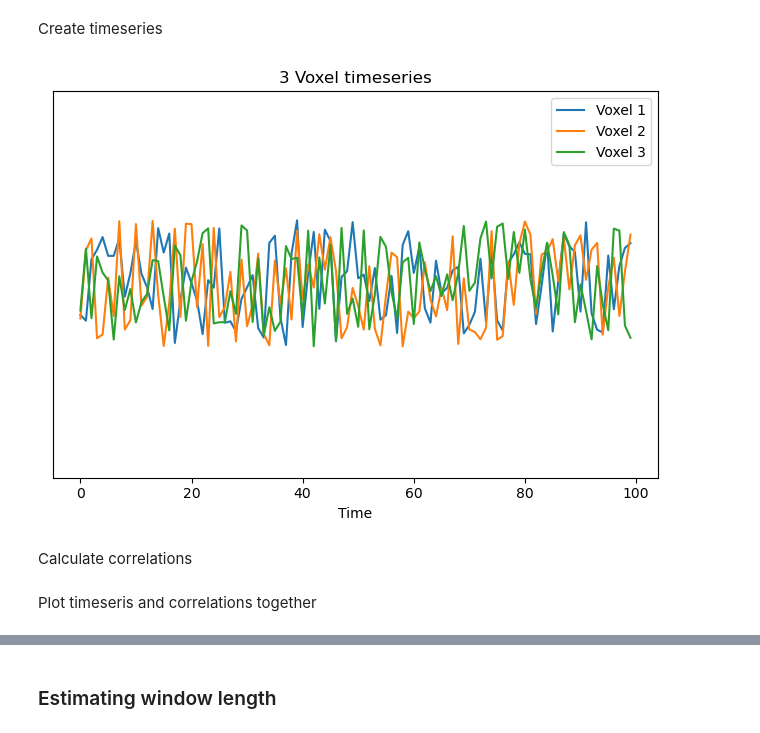
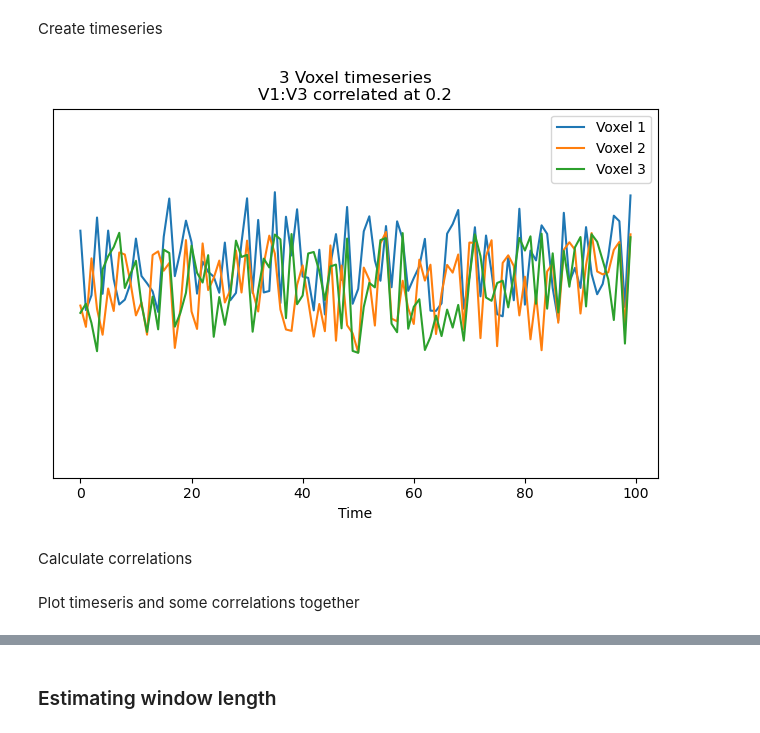
Before and after one commit to w-decker/SNL23_plots, a Jupyter notebook: plotting.ipynb, the cells around one changed output, grey strips where cells are left out. Saved outputs shown, nothing was run; the diff lists cells and outputs as text; code cells hidden in the pictures.

```diff
--- a/plotting.ipynb
+++ b/plotting.ipynb
@@ -35,21 +36,31 @@ timpts= 100
 voxels = 3
 timeseries = np.zeros((voxels, timpts))
 
-for i in range(len(timeseries)):
-    timeseries[i, :] = np.random.uniform(0.1, 0.2, timpts)
+
+for i in range(voxels):
+    # random activity
+    vals = np.random.uniform(0.1, 0.2, timpts)
+
+    timeseries[i, :] = vals
+
+# embed ground truth
+gt = 0.2
+timeseries[0, :] = gt * timeseries[2, :] + np.sqrt(1 - gt**2) * timeseries[0, :]
 # %%
 for i in range(voxels):
-    plt.plot(timeseries[i, :]);
+    plt.plot(timeseries[i, :])
 
 plt.ylim(0, 0.3)
 plt.yticks([])
 
-plt.title('3 Voxel timeseries')
+plt.title('3 Voxel timeseries\nV1:V3 correlated at 0.2')
 plt.legend(['Voxel 1', 'Voxel 2', 'Voxel 3'])
 plt.xlabel('Time')
 plt.tight_layout()
+
+plt.savefig('timeseries.png', dpi=300)
 # %% [output]
-[figure, old version]
+[figure, new version]
 # %% [markdown]
 Calculate correlations
 # %%
@@ -72,7 +83,7 @@ for l in range(0, t-k+1, k):
 
     corr_obj.append(corrs)
 # %% [markdown]
-Plot timeseris and correlations together
+Plot timeseris and some correlations together
 # %%
 # create figure and axes
 fig = plt.figure(figsize=(10, 5))
```
Also changed, not shown: parts of 23 cells of this notebook.
